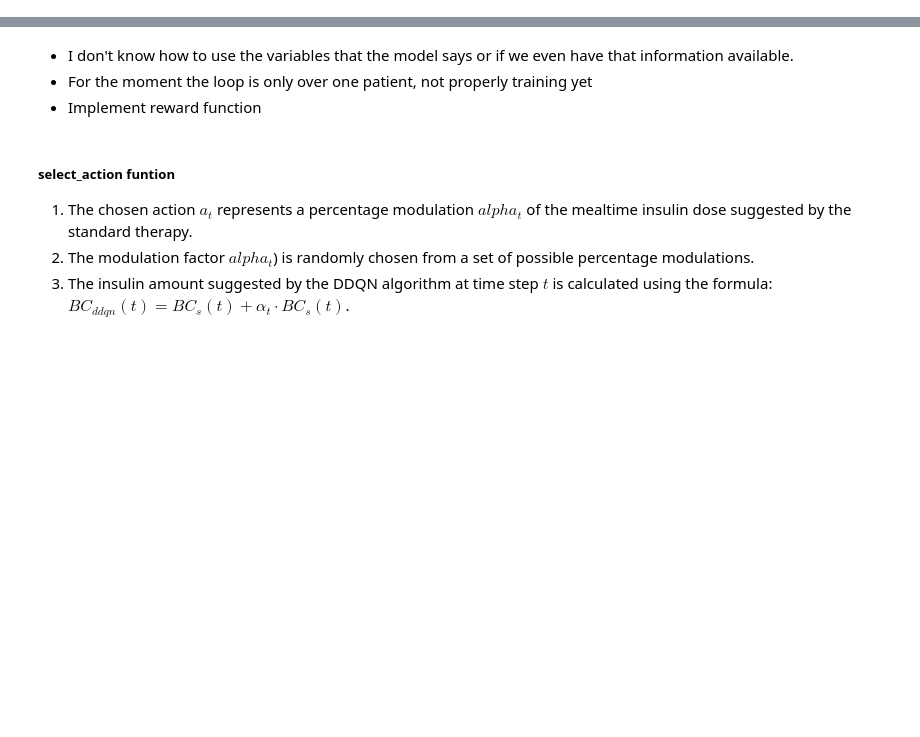
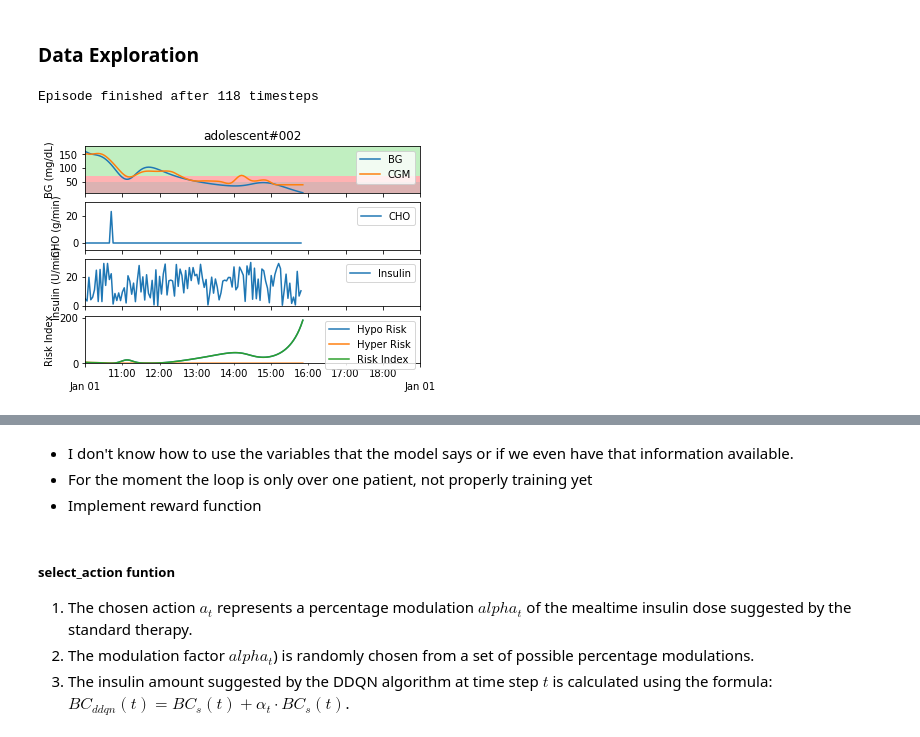
Before and after one commit to vitamys/rl_project, a Jupyter notebook: DDQlearning.ipynb, the cells around one changed output, grey strips where cells are left out. Saved outputs shown, nothing was run; the diff lists cells and outputs as text; code cells hidden in the pictures; blank space fills up the shorter version.

```diff
--- a/DDQlearning.ipynb
+++ b/DDQlearning.ipynb
@@ -8,0 +11,37 @@ from simglucose.envs import T1DSimEnv
+# %% [markdown]
+### Data Exploration
+# %%
+def custom_reward(BG_last_hour):
+    if BG_last_hour[-1] > 180:
+        return -1
+    elif BG_last_hour[-1] < 70:
+        return -2
+    else:
+        return 1
+
+
+# register(
+#     id='simglucose-adolescent2-v0',
+#     entry_point='simglucose.envs:T1DSimEnv',
+#     kwargs={'patient_name': 'adolescent#002',
+#             'reward_fun': custom_reward}
+# )
+
+env = gym.make('simglucose-adolescent2-v0')
+
+reward = 1
+done = False
+
+observation = env.reset()
+for t in range(200):
+    env.render(mode='human')
+    action = env.action_space.sample()
+    observation, reward, done, info = env.step(action)
+    # print(observation)
+    # print("Reward = {}".format(reward))
+    if done:
+        print("Episode finished after {} timesteps".format(t + 1))
+        break
+# %% [output]
+Episode finished after 118 timesteps
+[figure, added]
```
Also changed, not shown: parts of 6 cells of this notebook.
